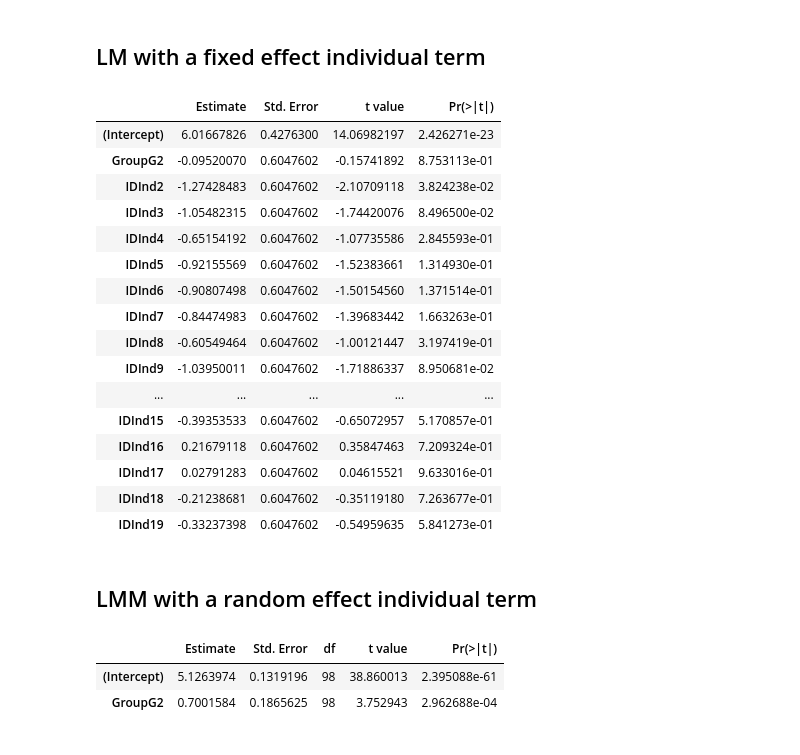
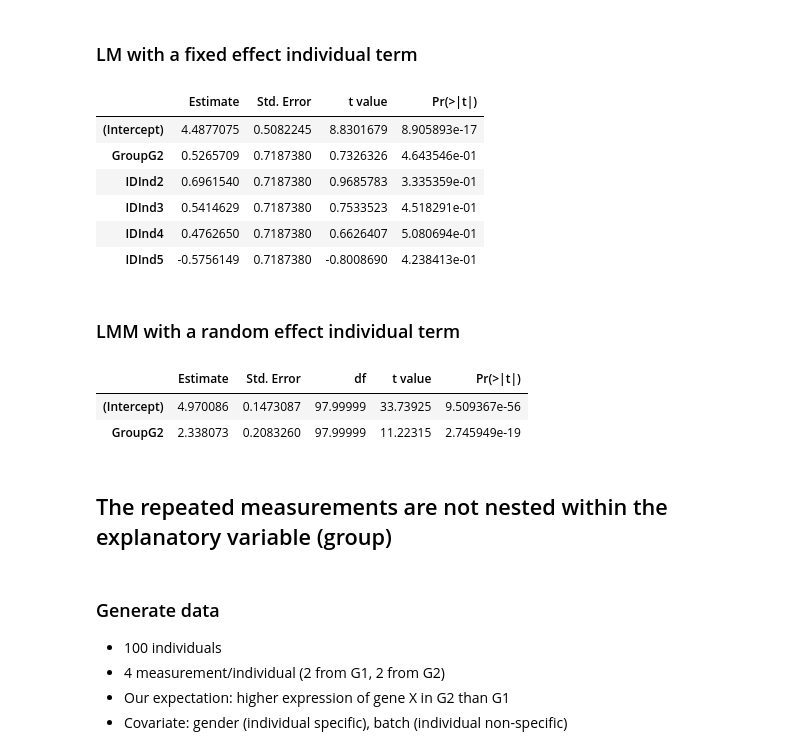
Before and after one commit to kaz-ishigaki/Misc, a Jupyter notebook: L01_repeated_measurement.ipynb, the cells around one changed output. Cells and saved outputs as stored; diff of their text form; code cells hidden in the pictures.

```diff
--- a/L01_repeated_measurement.ipynb
+++ b/L01_repeated_measurement.ipynb
@@ -17,21 +22,23 @@ library(lmerTest)
 df <- data.frame()
 
 #group 1: mean=5
-for(i in 1:10){
+for(i in 1:50){
     ID=paste0("Ind",i)
-    Exp=rnorm(n=5,mean = 5)
+    delta=rnorm(1) #individual specific error term
+    Exp=rnorm(n=4, mean = 5 + delta )
     Gender=sample(x=c(1,0),size=1, replace = T,prob=c(0.5,0.5))
-    Batch=sample(x=c(1,0),size=5, replace = T,prob=c(0.5,0.5))
+    Batch=sample(x=c(1,0),size=4, replace = T,prob=c(0.5,0.5))
     dump <- data.frame(ID,Exp,Gender,Batch,Group="G1")
     df <- rbind(df,dump)
 }
 
-#group 2: mean=6
-for(i in 11:20){
+#group 2: mean=7
+for(i in 51:100){
     ID=paste0("Ind",i)
-    Exp=rnorm(n=5,mean = 6)
+    delta=rnorm(1) #individual specific error term
+    Exp=rnorm(n=4, mean = 7 + delta )
     Gender=sample(x=c(1,0),size=1, replace = T,prob=c(0.5,0.5))
-    Batch=sample(x=c(1,0),size=5, replace = T,prob=c(0.5,0.5))
+    Batch=sample(x=c(1,0),size=4, replace = T,prob=c(0.5,0.5))
     dump <- data.frame(ID,Exp,Gender,Batch,Group="G2")
     df <- rbind(df,dump)
 }
@@ -88,34 +67,32 @@ summary(mod1)$coefficients
 # %% [markdown]
-## LM with a fixed effect individual term
+### LM with a fixed effect individual term
 # %%
-mod1 <- lm(Exp ~ Group  + ID,data=df)
-summary(mod1)$coefficients
+mod1 <- lm(Exp ~ Group + ID,data=df)
+summary(mod1)$coefficients %>% head()
 #the significance of Group term was canceled completely.
 # %% [output]
 |  | Estimate | Std. Error | t value | Pr(>|t|) |
-| (Intercept) | 6.01667826 | 0.4276300 | 14.06982197 | 2.426271e-23 |
-| GroupG2 | -0.09520070 | 0.6047602 | -0.15741892 | 8.753113e-01 |
-| IDInd2 | -1.27428483 | 0.6047602 | -2.10709118 | 3.824238e-02 |
-| IDInd3 | -1.05482315 | 0.6047602 | -1.74420076 | 8.496500e-02 |
-| IDInd4 | -0.65154192 | 0.6047602 | -1.07735586 | 2.845593e-01 |
-| IDInd5 | -0.92155569 | 0.6047602 | -1.52383661 | 1.314930e-01 |
-| IDInd6 | -0.90807498 | 0.6047602 | -1.50154560 | 1.371514e-01 |
-| IDInd7 | -0.84474983 | 0.6047602 | -1.39683442 | 1.663263e-01 |
-| IDInd8 | -0.60549464 | 0.6047602 | -1.00121447 | 3.197419e-01 |
-| IDInd9 | -1.03950011 | 0.6047602 | -1.71886337 | 8.950681e-02 |
-| ... | ... | ... | ... | ... |
-| IDInd15 | -0.39353533 | 0.6047602 | -0.65072957 | 5.170857e-01 |
-| IDInd16 | 0.21679118 | 0.6047602 | 0.35847463 | 7.209324e-01 |
-| IDInd17 | 0.02791283 | 0.6047602 | 0.04615521 | 9.633016e-01 |
-| IDInd18 | -0.21238681 | 0.6047602 | -0.35119180 | 7.263677e-01 |
-| IDInd19 | -0.33237398 | 0.6047602 | -0.54959635 | 5.841273e-01 |
+| (Intercept) | 4.4877075 | 0.5082245 | 8.8301679 | 8.905893e-17 |
+| GroupG2 | 0.5265709 | 0.7187380 | 0.7326326 | 4.643546e-01 |
+| IDInd2 | 0.6961540 | 0.7187380 | 0.9685783 | 3.335359e-01 |
+| IDInd3 | 0.5414629 | 0.7187380 | 0.7533523 | 4.518291e-01 |
+| IDInd4 | 0.4762650 | 0.7187380 | 0.6626407 | 5.080694e-01 |
+| IDInd5 | -0.5756149 | 0.7187380 | -0.8008690 | 4.238413e-01 |
 # %% [markdown]
-## LMM with a random effect individual term
+### LMM with a random effect individual term
 # %%
 mod1 <- lmer(Exp ~ Group  + (1|ID),data=df)
 summary(mod1)$coefficients
-#the significance of Group term was mainteined.
+#the significance of Group term was maintained.
 # %% [output]
 |  | Estimate | Std. Error | df | t value | Pr(>|t|) |
-| (Intercept) | 5.1263974 | 0.1319196 | 98 | 38.860013 | 2.395088e-61 |
-| GroupG2 | 0.7001584 | 0.1865625 | 98 | 3.752943 | 2.962688e-04 |
+| (Intercept) | 4.970086 | 0.1473087 | 97.99999 | 33.73925 | 9.509367e-56 |
+| GroupG2 | 2.338073 | 0.2083260 | 97.99999 | 11.22315 | 2.745949e-19 |
+# %% [markdown]
+## The repeated measurements are not nested within the explanatory variable (group)
+# %% [markdown]
+### Generate data
+- 100 individuals
+- 4 measurement/individual (2 from G1, 2 from G2)
+- Our expectation: higher expression of gene X in G2 than G1
+- Covariate: gender (individual specific), batch (individual non-specific)
```
Also changed, not shown: parts of 16 cells of this notebook.
